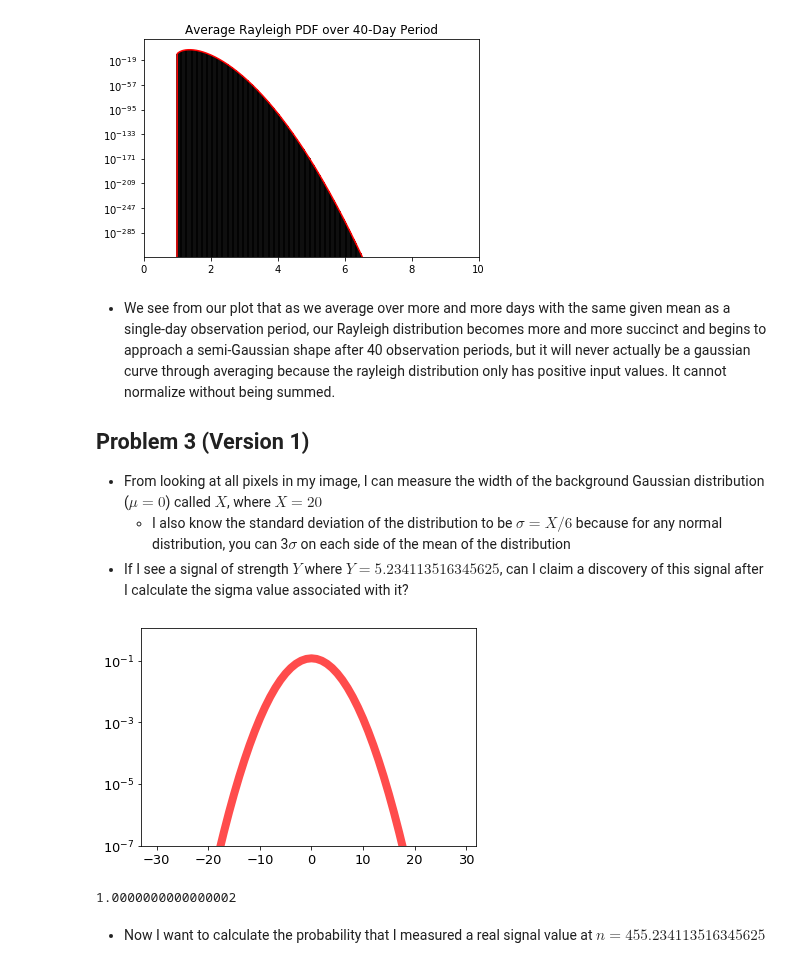
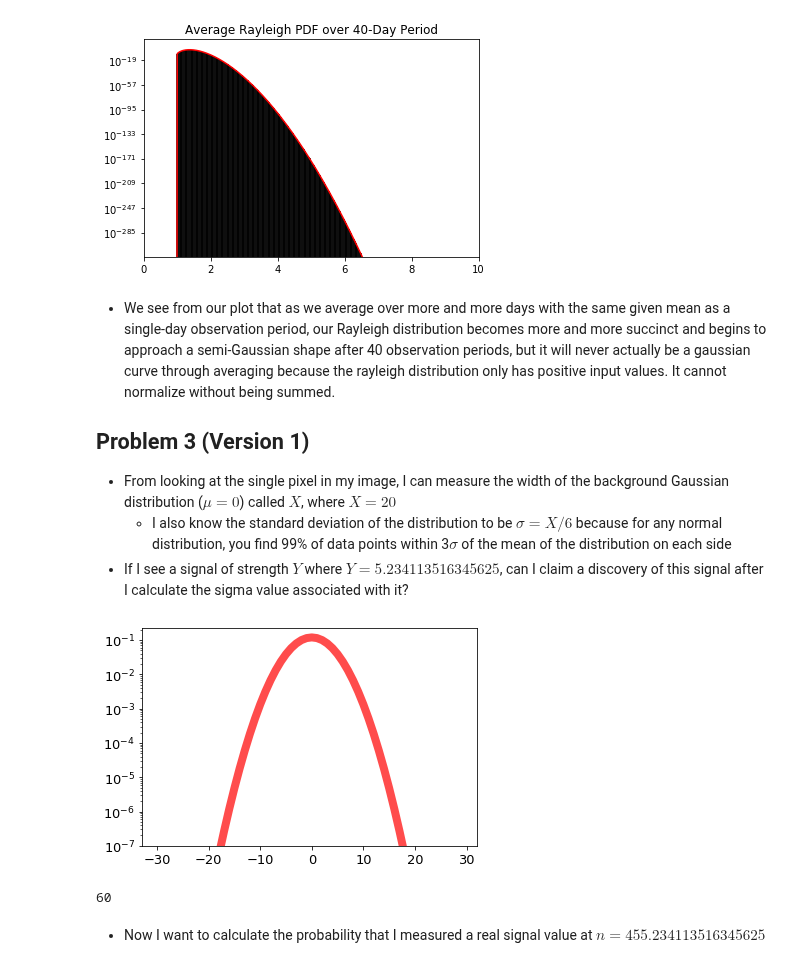
Before and after one commit to jbc1216/434-Portfolio, a Jupyter notebook: FinchCarr_Lab02.ipynb, the cells around one changed output. Drawn from its saved outputs; the diff is of its cells as text; code cells hidden in the pictures.

```diff
--- a/FinchCarr_Lab02.ipynb
+++ b/FinchCarr_Lab02.ipynb
@@ -343,30 +344,30 @@ plt.show()
 - We see from our plot that as we average over more and more days with the same given mean as a single-day observation period, our Rayleigh distribution becomes more and more succinct and begins to approach a semi-Gaussian shape after 40 observation periods, but it will never actually be a gaussian curve through averaging because the rayleigh distribution only has positive input values. It cannot normalize without being summed.
 
 ## Problem 3 (Version 1)
-- From looking at all pixels in my image, I can measure the width of the background Gaussian distribution ($\mu=0$) called $X$, where $X = 20$
-  - I also know the standard deviation of the distribution to be $\sigma=X/6$ because for any normal distribution, you can 3$\sigma$ on each side of the mean of the distribution
+- From looking at the single pixel in my image, I can measure the width of the background Gaussian distribution ($\mu=0$) called $X$, where $X = 20$
+  - I also know the standard deviation of the distribution to be $\sigma=X/6$ because for any normal distribution, you find 99% of data points within 3$\sigma$ of the mean of the distribution on each side
 - If I see a signal of strength $Y$ where $Y = 5.234113516345625$, can I claim a discovery of this signal after I calculate the sigma value associated with it?
 # %%
 sigY = 5.234113516345625
 width = 20
 scaleN = 20/6
 fig, ax = plt.subplots(1, 1)
 plt.yscale('log')
 
 plt.tick_params(labelsize = 13)
 
 # Let's create an x-axis that we can plot our background distribution on
 n = np.arange(-30, 30)
 
+LIGO = stats.norm.pdf(n, loc = 0, scale = scaleN)
 # Now let's plot the results of the normal distribution against its input x-values
-ax.plot(n, stats.norm.pdf(n, loc = 0, scale = scaleN),
-       'r-', lw=8, alpha=.7, label='Normal PDF')
-plt.ylim(0.0000001, stats.norm.pdf(n, loc=0, scale=scaleN).max() + 1)
+ax.plot(n, LIGO, 'r-', lw=8, alpha=.7, label='Normal PDF')
+plt.ylim(0.0000001, LIGO.max() + .1)
 plt.show()
-sum(stats.norm.pdf(n, loc=0, scale=scaleN))
+len(LIGO)
 # %% [output]
-[figure, old version]
+[figure, new version]
-1.0000000000000002
+60
 # %% [markdown]
 - Now I want to calculate the probability that I measured a real signal value at $n=455.234113516345625$
 # %%
```
Also changed, not shown: parts of 10 cells of this notebook.
